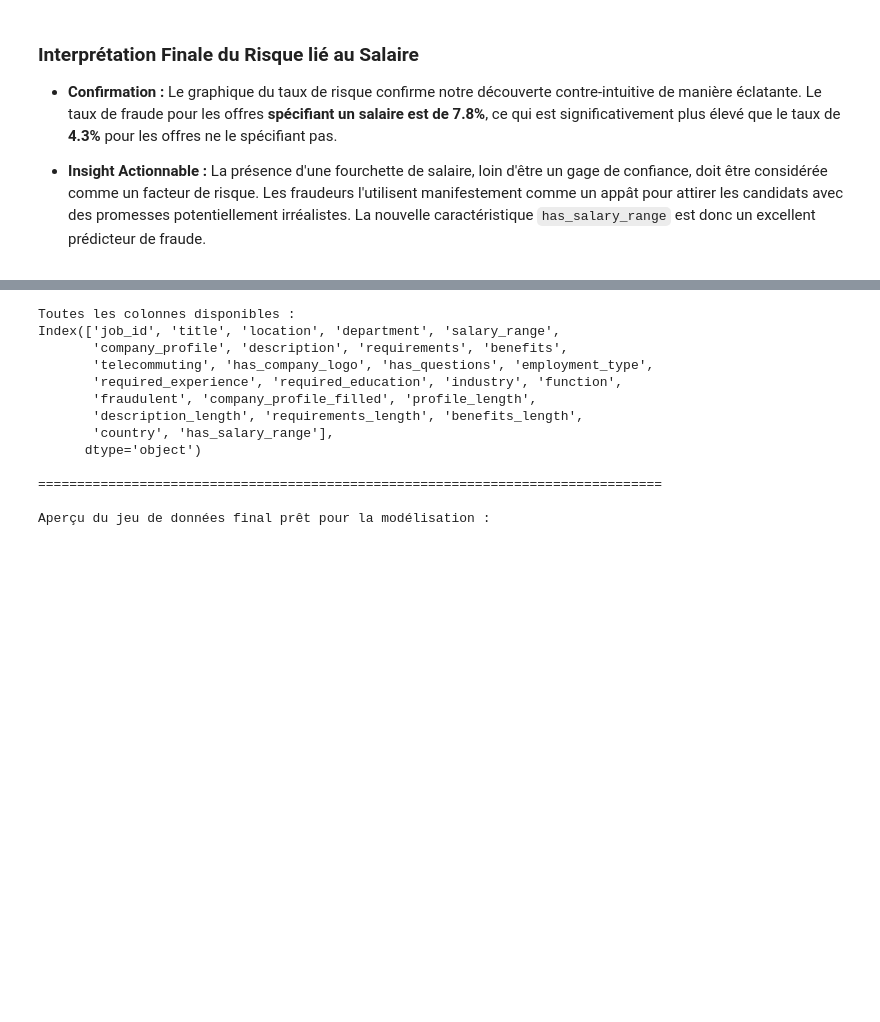
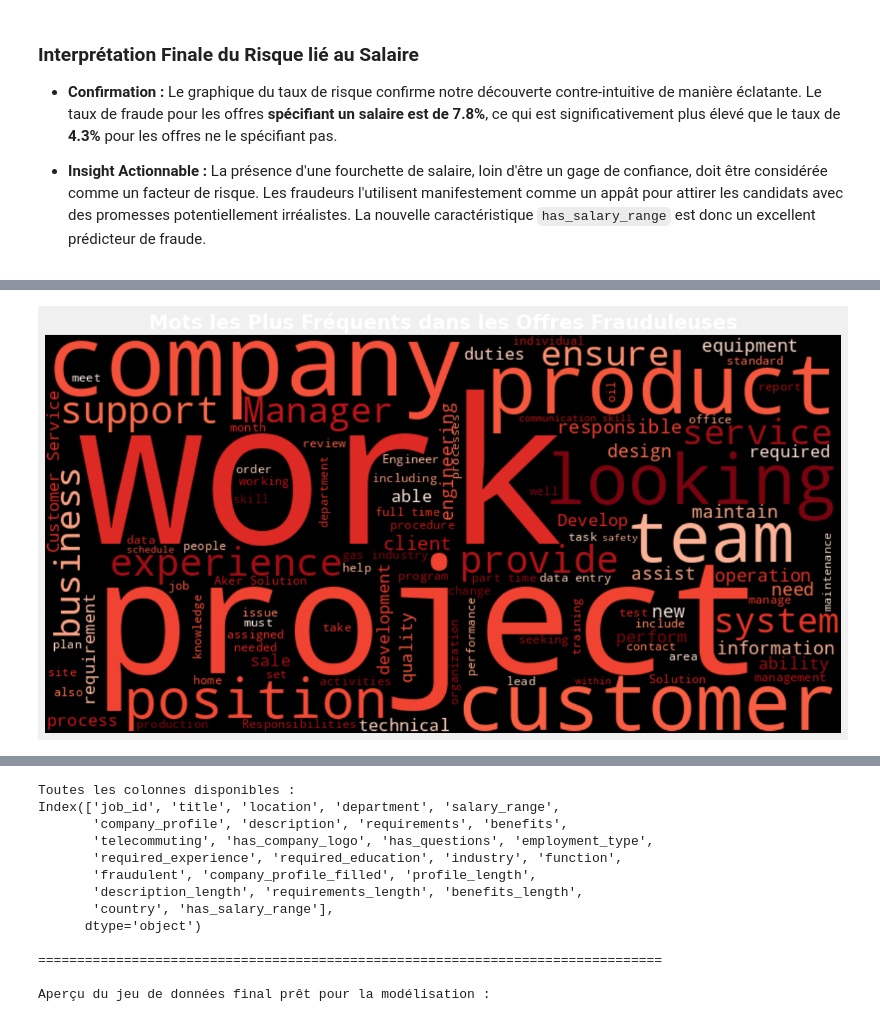
Before and after one commit to manfoya/Fake-Job-Posting-Detection-Analysis, a Jupyter notebook: analysis.ipynb, the cells around one changed output, grey strips where cells are left out. Saved outputs shown, nothing was run; the diff lists cells and outputs as text; code cells hidden in the pictures; blank space fills up the shorter version.

```diff
--- a/analysis.ipynb
+++ b/analysis.ipynb
@@ -621,0 +686,18 @@ has_salary_range
+# %%
+# Nuage de Mots pour les Offres FRAUDULEUSES
+
+# Création de l'objet WordCloud
+wordcloud_fraud = WordCloud(width=800, height=400,
+                            background_color='black', # Un fond noir pour contraster
+                            stopwords=stop_words,
+                            max_words=100,
+                            colormap='Reds').generate(fraud_text)
+
+# Affichage du nuage de mots
+plt.figure(figsize=(15, 7))
+plt.imshow(wordcloud_fraud, interpolation='bilinear')
+plt.axis('off')
+plt.title('Mots les Plus Fréquents dans les Offres Frauduleuses', fontsize=20, fontweight='bold', color='white')
+plt.show()
+# %% [output]
+[figure, added]
```
Also changed, not shown: parts of 8 cells of this notebook, 3 other files.
